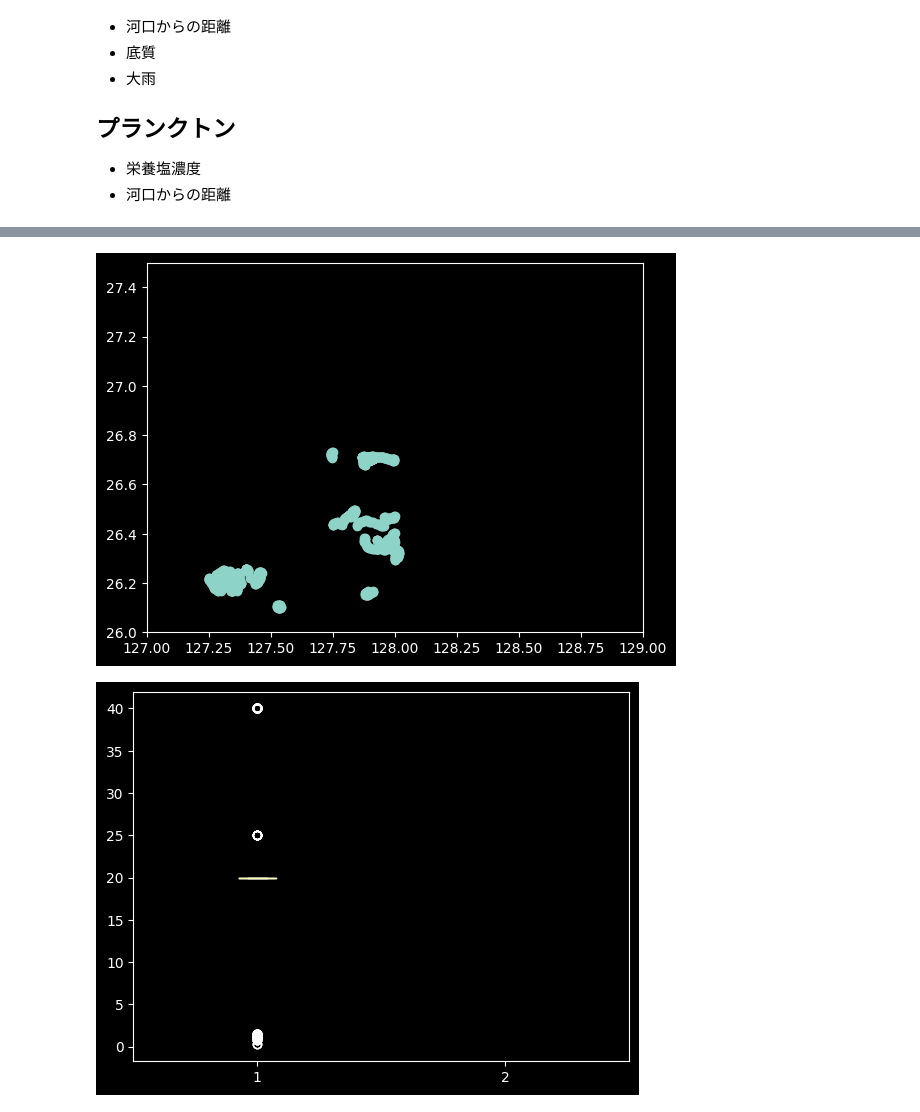
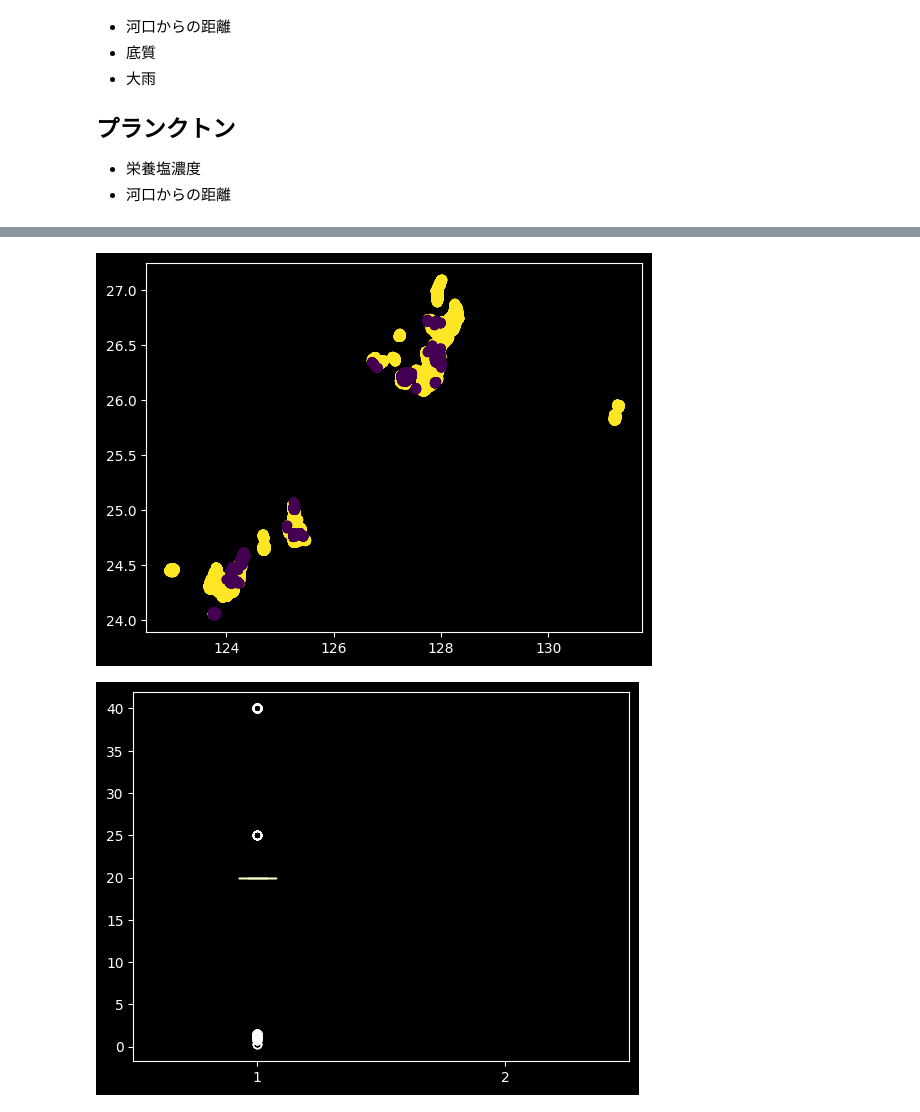
Before and after one commit to androiderNN/bluecarbon, a Jupyter notebook: sources/analysis.ipynb, the cells around one changed output, grey strips where cells are left out. Cells and saved outputs as stored; diff of their text form; code cells hidden in the pictures.

```diff
--- a/sources/analysis.ipynb
+++ b/sources/analysis.ipynb
@@ -79,16 +87,19 @@ train_
 # %%
 import matplotlib.pyplot as plt
 plt.style.use('dark_background')
-
-df = test_
+train['is'] = 1
+test['is'] = 0
+df = pd.concat([train, test])
+# df = test
 
 # plt.scatter(df['lon'], df['lat'], c=df['cover'], cmap='Blues')
-plt.scatter(df['lon'], df['lat'])
-plt.xlim(127, 129)
-plt.ylim(26, 27.5)
+plt.scatter(df['lon'], df['lat'], c=df['is'])
+# plt.scatter(df['lon'], df['lat'])
+# plt.xlim(127.25, 127.5)
+# plt.ylim(26.1, 26.3)
 plt.show()
 # %% [output]
-[figure, old version]
+[figure, new version]
 # %%
 df = train_
 
```
Also changed, not shown: parts of 23 cells of this notebook, 8 other files.
